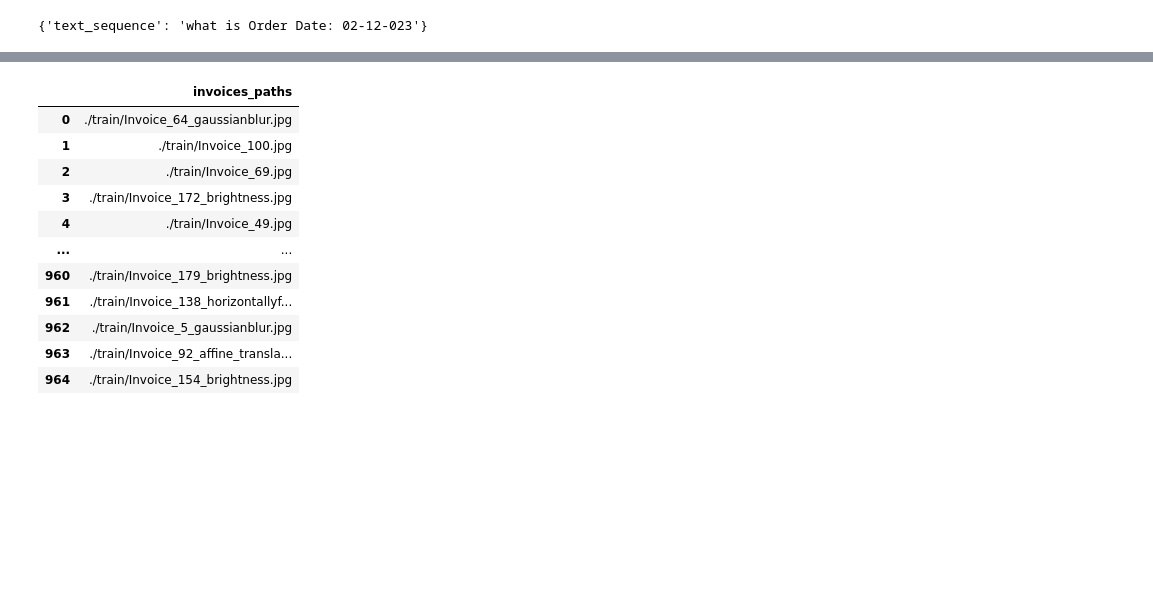
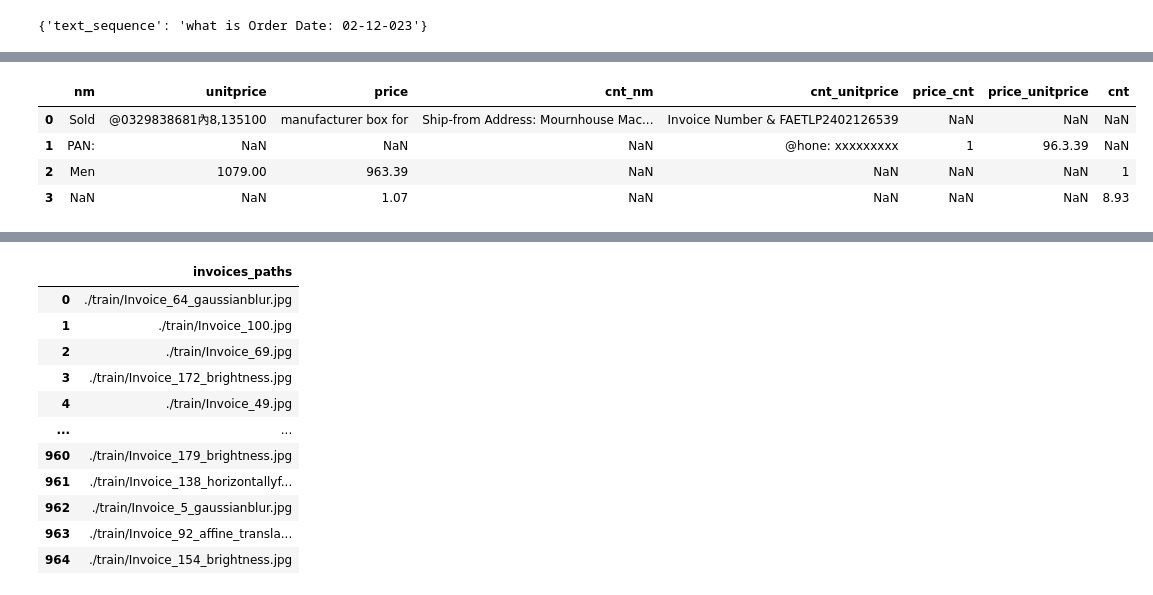
Before and after one commit to prafuel/recipt2dataframe, a Jupyter notebook: donut_model_DocVQA_solution.ipynb, the cells around one changed output, grey strips where cells are left out. Drawn from its saved outputs; the diff is of its cells as text; code cells hidden in the pictures; blank space fills up the shorter version.

```diff
--- a/donut_model_DocVQA_solution.ipynb
+++ b/donut_model_DocVQA_solution.ipynb
@@ -171,0 +227,13 @@ infernce_fn(img_path, "what is Order Date")
+# %%
+ground_truth = x
+predicted = ground_truth.assign(
+    nm=lambda df_: df_.nm.str.split(" ").str[0]
+)
+# %%
+predicted
+# %% [output]
+|  | nm | unitprice | price | cnt_nm | cnt_unitprice | price_cnt | price_unitprice | cnt |
+| 0 | Sold | @0329838681內8,135100 | manufacturer box for | Ship-from Address: Mournhouse Mac... | Invoice Number & FAETLP2402126539 | NaN | NaN | NaN |
+| 1 | PAN: | NaN | NaN | NaN | @hone: xxxxxxxxx | 1 | 96.3.39 | NaN |
+| 2 | Men | 1079.00 | 963.39 | NaN | NaN | NaN | NaN | 1 |
+| 3 | NaN | NaN | 1.07 | NaN | NaN | NaN | NaN | 8.93 |
```
Also changed, not shown: parts of 17 cells of this notebook, 7 other files.
